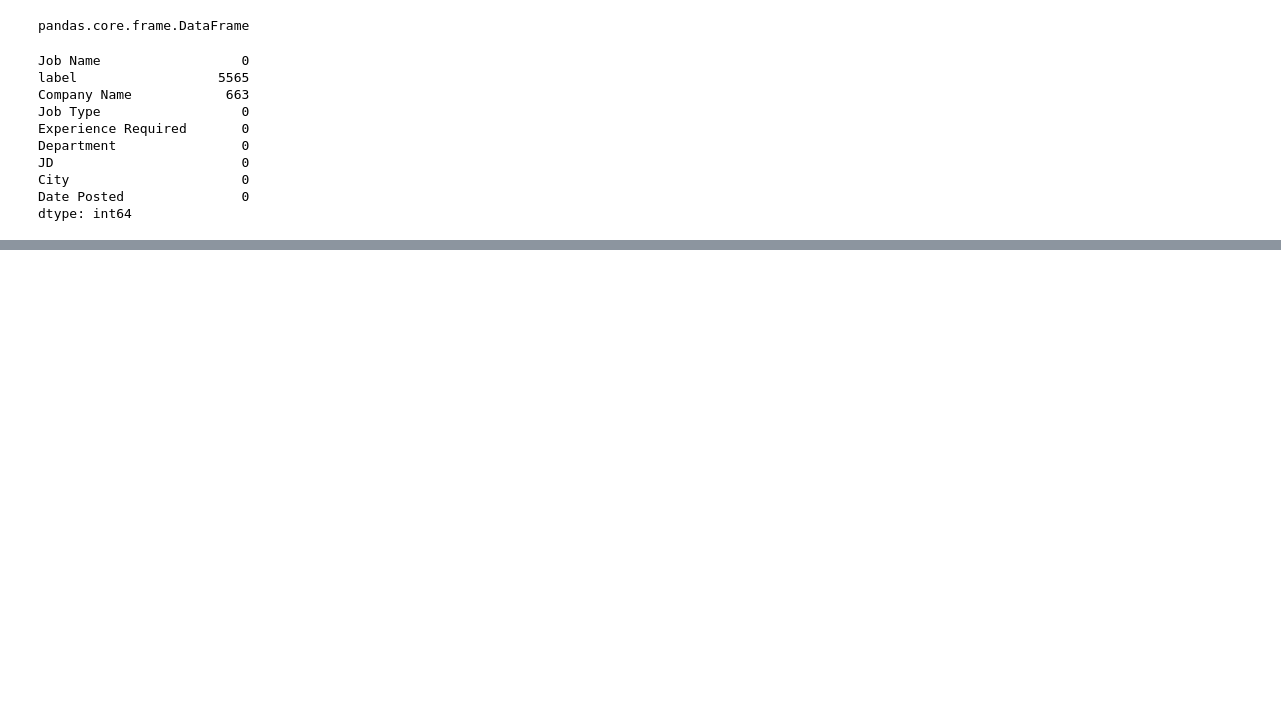
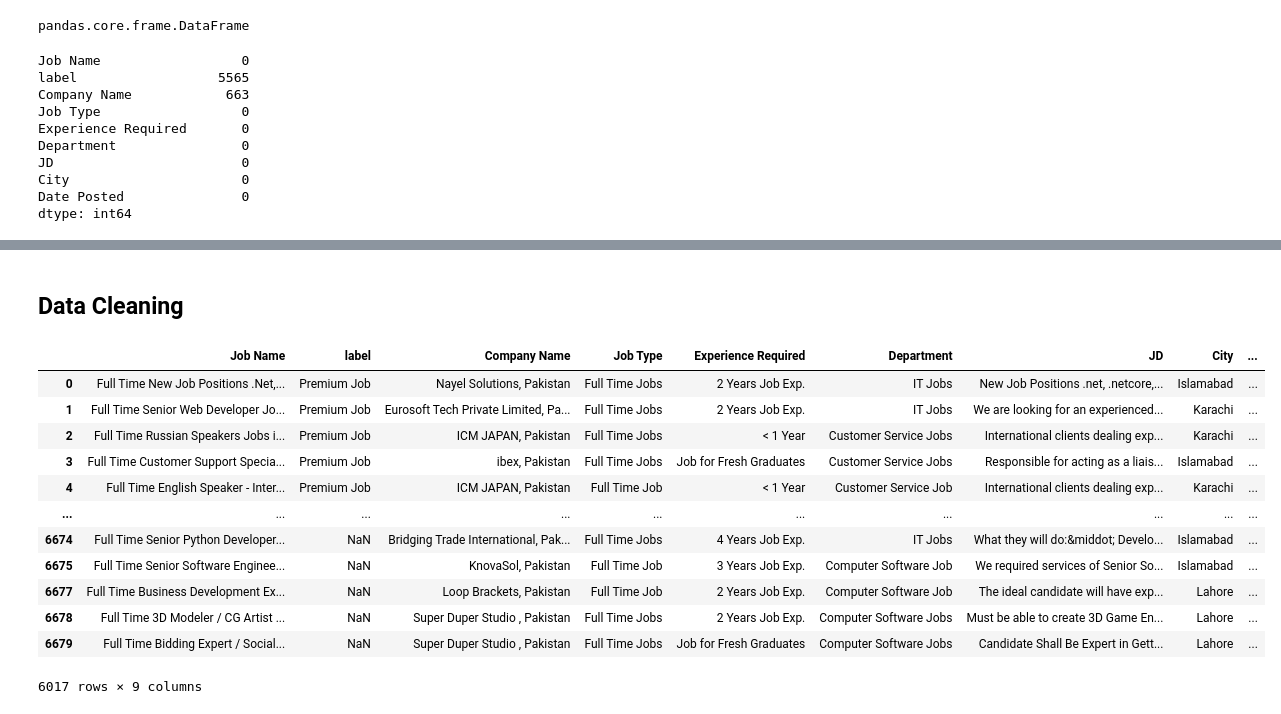
Before and after one commit to AwaisDS/Freelancer-in-pakistan-Analysis, a Jupyter notebook: Pakistan_Job_Market_Analysis.ipynb, the cells around one changed output, grey strips where cells are left out. Drawn from its saved outputs; the diff is of its cells as text; code cells hidden in the pictures; blank space fills up the shorter version.

```diff
--- a/Pakistan_Job_Market_Analysis.ipynb
+++ b/Pakistan_Job_Market_Analysis.ipynb
@@ -74,0 +61,2 @@ Length: 1350, dtype: bool
+# %% [markdown]
+## Data Cleaning
@@ -74,0 +65,16 @@ Length: 1350, dtype: bool
+# %%
+df
+# %% [output]
+|  | Job Name | label | Company Name | Job Type | Experience Required | Department | JD | City | ... |
+| 0 | Full Time New Job Positions .Net,... | Premium Job | Nayel Solutions, Pakistan | Full Time Jobs | 2 Years Job Exp. | IT Jobs | New Job Positions .net, .netcore,... | Islamabad | ... |
+| 1 | Full Time Senior Web Developer Jo... | Premium Job | Eurosoft Tech Private Limited, Pa... | Full Time Jobs | 2 Years Job Exp. | IT Jobs | We are looking for an experienced... | Karachi | ... |
+| 2 | Full Time Russian Speakers Jobs i... | Premium Job | ICM JAPAN, Pakistan | Full Time Jobs | < 1 Year | Customer Service Jobs | International clients dealing exp... | Karachi | ... |
+| 3 | Full Time Customer Support Specia... | Premium Job | ibex, Pakistan | Full Time Jobs | Job for Fresh Graduates | Customer Service Jobs | Responsible for acting as a liais... | Islamabad | ... |
+| 4 | Full Time English Speaker - Inter... | Premium Job | ICM JAPAN, Pakistan | Full Time Job | < 1 Year | Customer Service Job | International clients dealing exp... | Karachi | ... |
+| ... | ... | ... | ... | ... | ... | ... | ... | ... | ... |
+| 6674 | Full Time Senior Python Developer... | NaN | Bridging Trade International, Pak... | Full Time Jobs | 4 Years Job Exp. | IT Jobs | What they will do:&middot; Develo... | Islamabad | ... |
+| 6675 | Full Time Senior Software Enginee... | NaN | KnovaSol, Pakistan | Full Time Job | 3 Years Job Exp. | Computer Software Job | We required services of Senior So... | Islamabad | ... |
+| 6677 | Full Time Business Development Ex... | NaN | Loop Brackets, Pakistan | Full Time Job | 2 Years Job Exp. | Computer Software Job | The ideal candidate will have exp... | Lahore | ... |
+| 6678 | Full Time 3D Modeler / CG Artist ... | NaN | Super Duper Studio , Pakistan | Full Time Jobs | 2 Years Job Exp. | Computer Software Jobs | Must be able to create 3D Game En... | Lahore | ... |
+| 6679 | Full Time Bidding Expert / Social... | NaN | Super Duper Studio , Pakistan | Full Time Jobs | Job for Fresh Graduates | Computer Software Jobs | Candidate Shall Be Expert in Gett... | Lahore | ... |
+6017 rows × 9 columns
```
Also changed, not shown: parts of 14 cells of this notebook, 1 other file.
